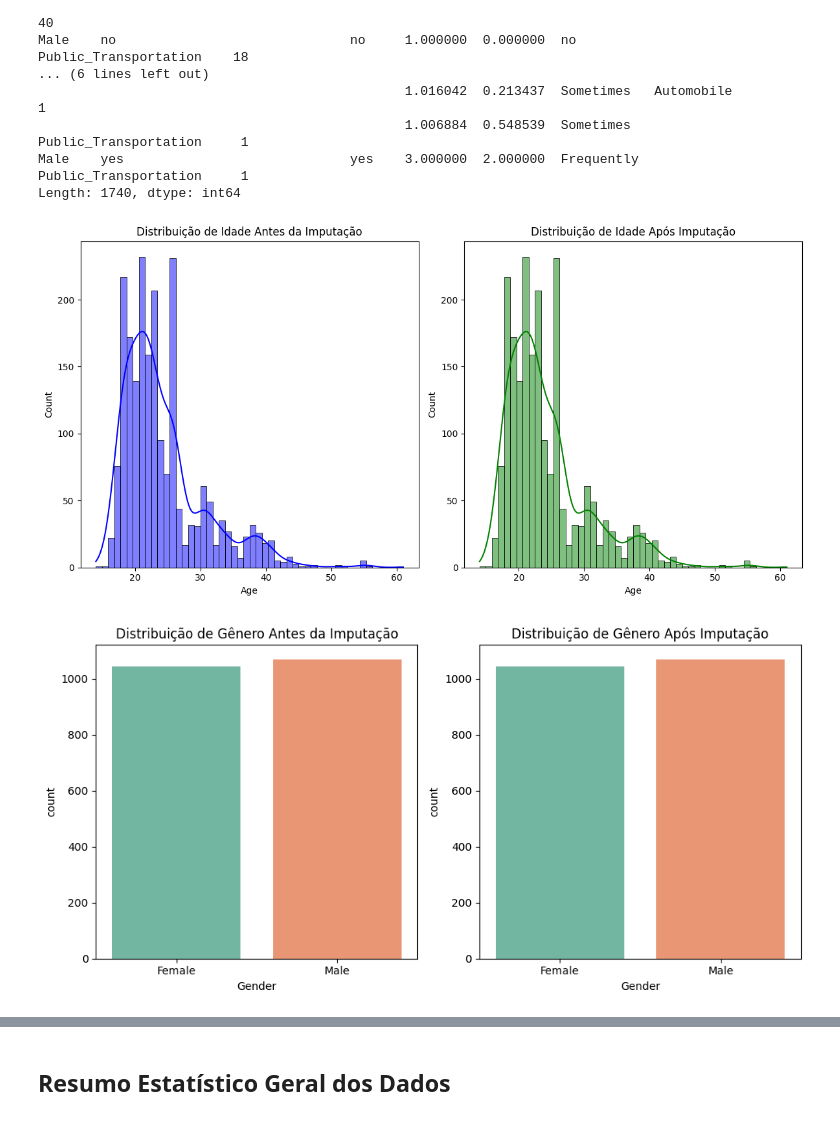
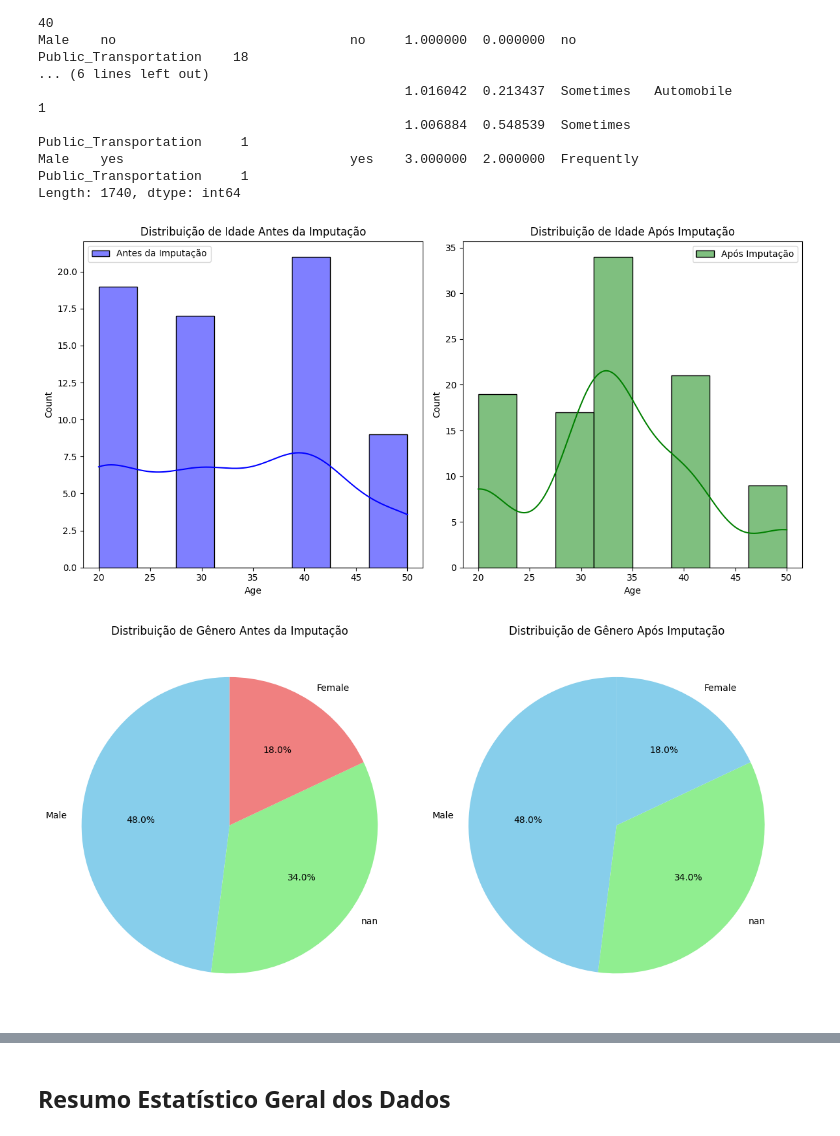
Before and after one commit to atlantico-academy/equipe7-2024.3, a Jupyter notebook: notebooks/01-exploratory_data_analysis.ipynb, the cells around one changed output, grey strips where cells are left out. Cells and saved outputs as stored; diff of their text form; code cells hidden in the pictures.

```diff
--- a/notebooks/01-exploratory_data_analysis.ipynb
+++ b/notebooks/01-exploratory_data_analysis.ipynb
@@ -139,42 +139,56 @@ Male    no                              no     1.000000  0.000000  no          P
 Male    yes                             yes    3.000000  2.000000  Frequently  Public_Transportation     1
 Length: 1740, dtype: int64
 # %%
-# Visualizar distribuição antes e depois da imputação (para variáveis numéricas)
-# 'Age'
+# Análise da Distribuição de Dados Antes e Após Imputação de Valores Ausentes
+np.random.seed(42)
+df = pd.DataFrame({'Age': np.random.choice([np.nan, 20, 30, 40, 50], size=100, p=[0.3, 0.2, 0.2, 0.2, 0.1])})
 
-# Visualizar dados antes da imputação
+# Salvar dados antes da imputação
+dados_antes = df['Age'].copy()
+
+# Imputar valores (média) para o campo 'Age'
+df['Age'].fillna(df['Age'].mean(), inplace=True)
+
+# Visualizar dados antes e depois da imputação
 plt.figure(figsize=(12, 6))
+
+# Antes da imputação
 plt.subplot(1, 2, 1)
-sns.histplot(df['Age'], kde=True, color='blue', label='Antes da Imputação')
+sns.histplot(dados_antes, kde=True, color='blue', label='Antes da Imputação')
 plt.title('Distribuição de Idade Antes da Imputação')
+plt.legend()
 
-# Visualizar dados depois da imputação
-df['Age'].fillna(df['Age'].mean(), inplace=True)  # Aplicar imputação para este exemplo
+# Depois da imputação
 plt.subplot(1, 2, 2)
 sns.histplot(df['Age'], kde=True, color='green', label='Após Imputação')
 plt.title('Distribuição de Idade Após Imputação')
+plt.legend()
 
 plt.tight_layout()
 plt.show()
 # %% [output]
-[figure, old version]
+[figure, new version]
 # %%
 # Visualizar variáveis categóricas antes e depois da imputação
 # 'Gender'
 
+plt.figure(figsize=(12, 6))
+
 # Antes da imputação
-plt.figure(figsize=(10, 5))
 plt.subplot(1, 2, 1)
-sns.countplot(x='Gender', data=df, palette='Set2')
+dados_antes.value_counts(dropna=False).plot.pie(
+    autopct='%1.1f%%', colors=['skyblue', 'lightgreen', 'lightcoral'], startangle=90)
 plt.title('Distribuição de Gênero Antes da Imputação')
+plt.ylabel('')  # Remove label desnecessário
 
-# Aplicar imputação e visualizar depois
-df['Gender'].fillna(df['Gender'].mode()[0], inplace=True)  # Imputação
+# Depois da imputação
 plt.subplot(1, 2, 2)
-sns.countplot(x='Gender', data=df, palette='Set2')
+df['Gender'].value_counts().plot.pie(
+    autopct='%1.1f%%', colors=['skyblue', 'lightgreen'], startangle=90)
 plt.title('Distribuição de Gênero Após Imputação')
+plt.ylabel('')
 
 plt.tight_layout()
 plt.show()
 # %% [output]
-[figure, old version]
+[figure, new version]
```
Also changed, not shown: parts of 8 cells of this notebook.
